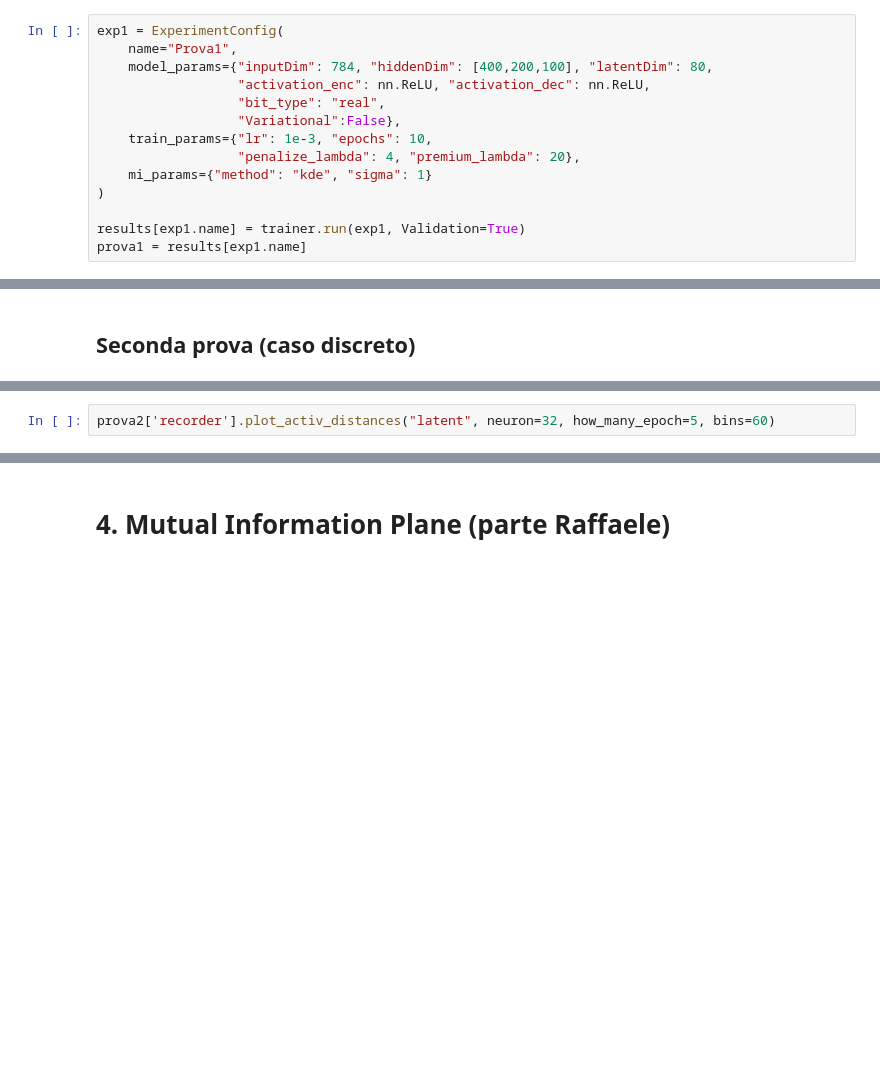
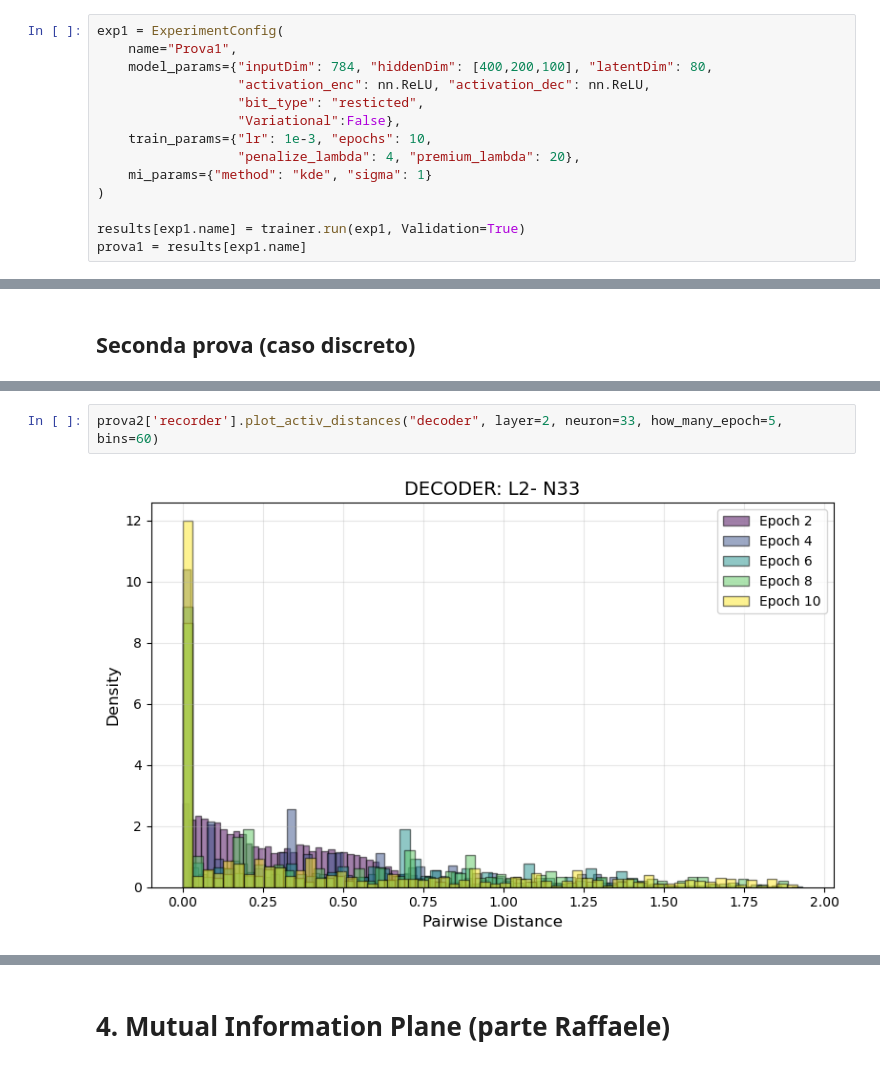
Before and after one commit to FrancescoLR02/InformationTheoryProject, a Jupyter notebook: Restyle.ipynb, the cells around one changed output, grey strips where cells are left out. Cells and saved outputs as stored; diff of their text form; blank space fills up the shorter version.

```diff
--- a/Restyle.ipynb
+++ b/Restyle.ipynb
@@ -464,7 +473,7 @@ exp1 = ExperimentConfig(
     name="Prova1",
     model_params={"inputDim": 784, "hiddenDim": [400,200,100], "latentDim": 80,
                   "activation_enc": nn.ReLU, "activation_dec": nn.ReLU,
-                  "bit_type": "real",
+                  "bit_type": "resticted",
                   "Variational":False},
     train_params={"lr": 1e-3, "epochs": 10,
                   "penalize_lambda": 4, "premium_lambda": 20},
@@ -550,4 +730,6 @@ prova2['recorder'].plot_activ_distances("encoder", layer=1, how_many_epoch=5, bi
 # %%
-prova2['recorder'].plot_activ_distances("latent", neuron=32, how_many_epoch=5, bins=60)
+prova2['recorder'].plot_activ_distances("decoder", layer=2, neuron=33, how_many_epoch=5, bins=60)
+# %% [output]
+[figure, added]
 # %%
 prova2['recorder'].get_layer("latent_space")
```
Also changed, not shown: parts of 25 cells of this notebook, 1 other file.
